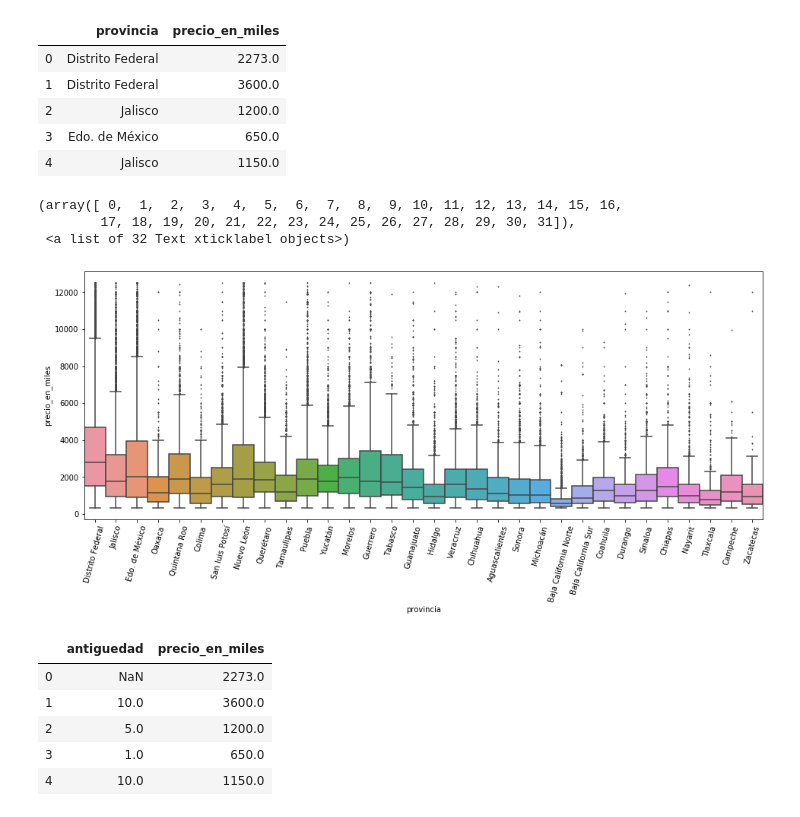
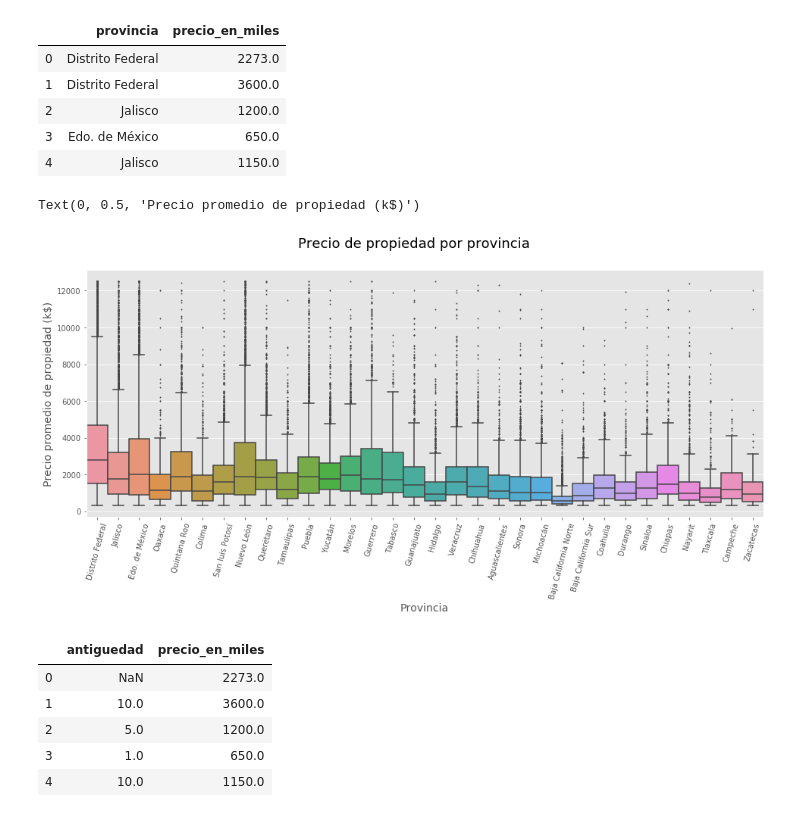
Before and after one commit to PBrrtrn/7506-organizacion-de-datos, a Jupyter notebook: src/exp/rango_de_precios.ipynb, the cells around one changed output. Cells and saved outputs as stored; diff of their text form; code cells hidden in the pictures.

```diff
--- a/src/exp/rango_de_precios.ipynb
+++ b/src/exp/rango_de_precios.ipynb
@@ -4,11 +4,14 @@ import numpy as np
 import seaborn as sns
 import matplotlib.pyplot as plt
 
+plt.style.use('ggplot')
+
 types = {'id': int, 'titulo': str, 'descripcion': str, 'tipodepropiedad': str, 'direccion': str,
         'ciudad': str, 'provincia': str, 'antiguedad': np.float32, 'habitaciones': np.float32,
         'garages':np.float32, 'idzona': np.float32, 'lat': np.float32, 'lng': np.float32,
         'gimnasio': bool, 'usosmultiples': bool, 'piscina': bool, 'escuelascercanas':bool,
         'centroscomercialescercanos':bool, 'precio':int}
+pd.set_option('display.max_columns', 30)
 data = pd.read_csv('../../data/train.csv', dtype = types)
 
 data.head()
@@ -56,13 +60,14 @@ propiedades_por_provincia.head()
 # %%
 plt.figure(figsize=(16, 6))
 ax = sns.boxplot(x = propiedades_por_provincia.provincia, y = propiedades_por_provincia.precio_en_miles, width = 1,
            fliersize = 1)
 plt.xticks(rotation=75)
+plt.suptitle('Precio de propiedad por provincia', fontsize=18)
+plt.xlabel("Provincia", fontsize = 14)
+plt.ylabel("Precio promedio de propiedad (k$)", fontsize = 14)
 # %% [output]
-(array([ 0,  1,  2,  3,  4,  5,  6,  7,  8,  9, 10, 11, 12, 13, 14, 15, 16,
-        17, 18, 19, 20, 21, 22, 23, 24, 25, 26, 27, 28, 29, 30, 31]),
- <a list of 32 Text xticklabel objects>)
+Text(0, 0.5, 'Precio promedio de propiedad (k$)')
-[figure, old version]
+[figure, new version]
 # %%
 propiedades_por_antiguedad = pd.DataFrame()
 propiedades_por_antiguedad['antiguedad'] = data['antiguedad']
```
Also changed, not shown: parts of 12 cells of this notebook.
